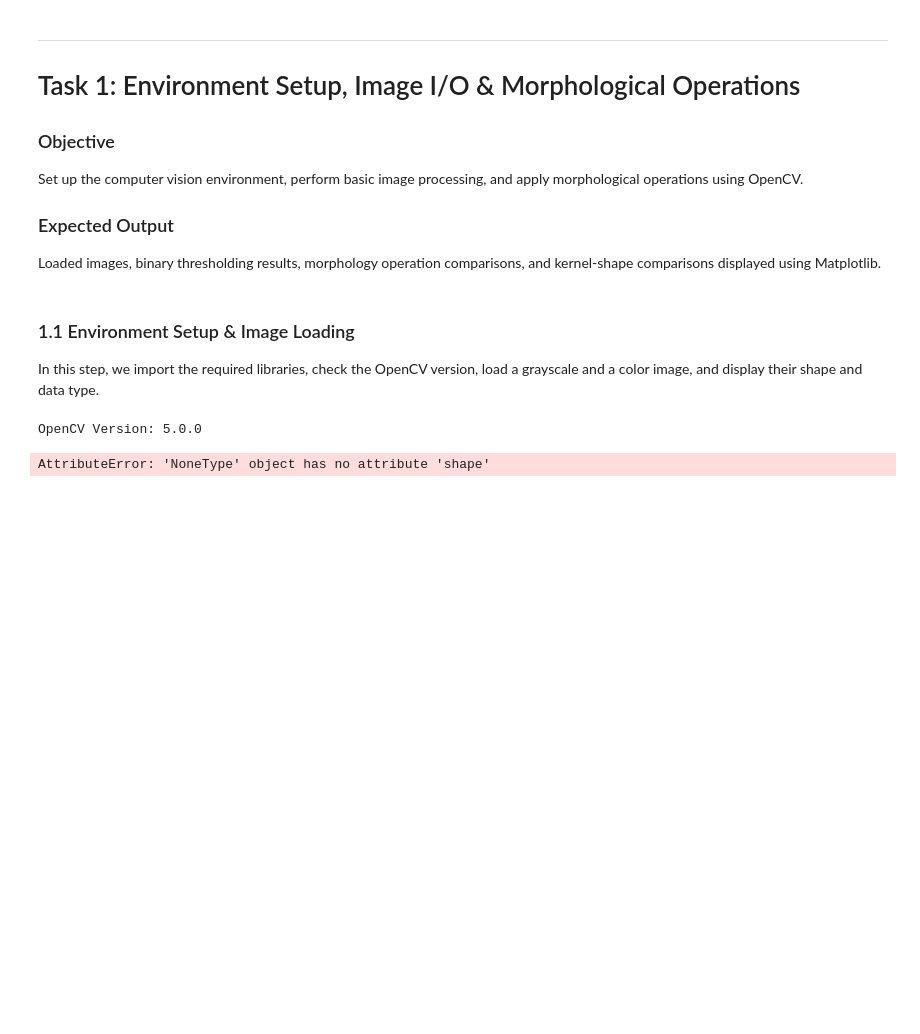
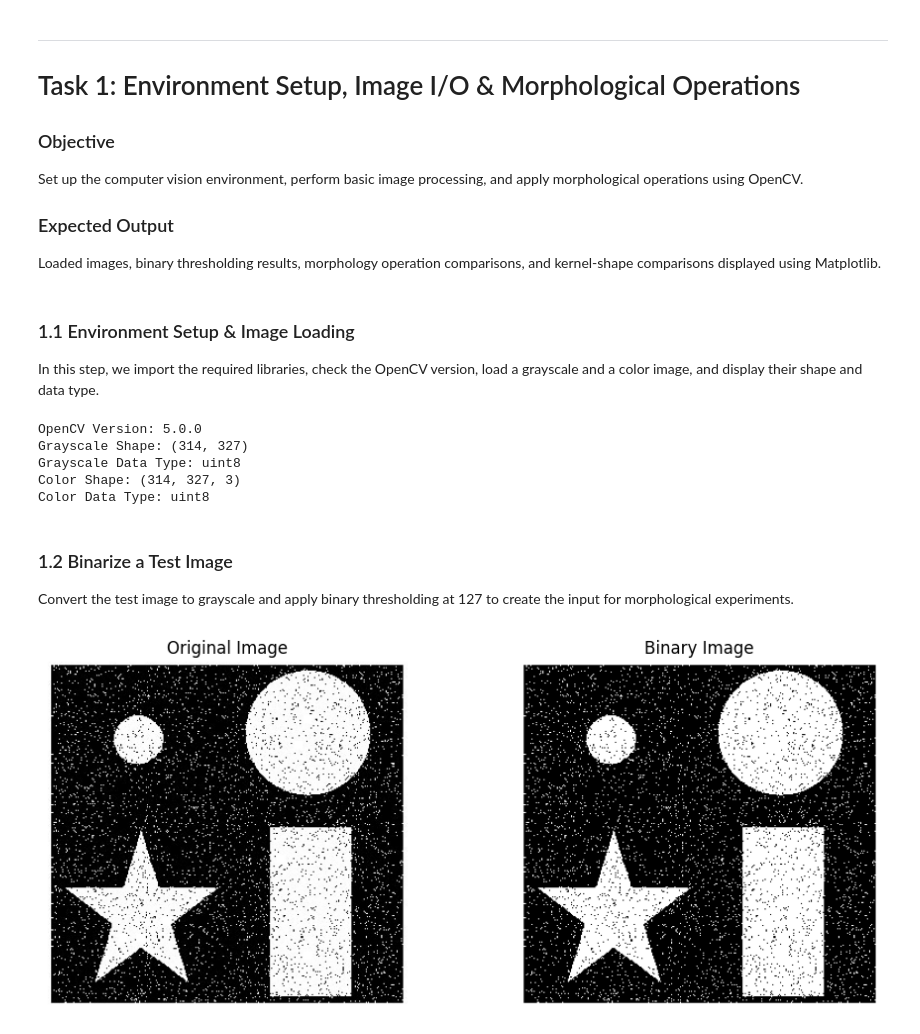
Before and after one commit to PareeSojitra0803/Computer_Vision_Pipeline_Deep_Learning, a Jupyter notebook: CV_PR3.ipynb, the cells around one changed output. Drawn from its saved outputs; the diff is of its cells as text; code cells hidden in the pictures; blank space fills up the shorter version.

```diff
--- a/CV_PR3.ipynb
+++ b/CV_PR3.ipynb
@@ -64,20 +64,16 @@ import cv2
 import numpy as np
 import matplotlib.pyplot as plt
 
-# Check OpenCV version
 print("OpenCV Version:", cv2.__version__)
 
-# Load images
-gray_image = cv2.imread("data/images/sample.jpg", cv2.IMREAD_GRAYSCALE)
-color_image = cv2.imread("data/images/sample.jpg", cv2.IMREAD_COLOR)
+gray_image = cv2.imread("data/images/morphology.jpg", cv2.IMREAD_GRAYSCALE)
+color_image = cv2.imread("data/images/morphology.jpg", cv2.IMREAD_COLOR)
 
-# Display image information
 print("Grayscale Shape:", gray_image.shape)
 print("Grayscale Data Type:", gray_image.dtype)
 
 print("Color Shape:", color_image.shape)
 print("Color Data Type:", color_image.dtype)
-
 
 # Helper function to display images
 def show(img, title="Image"):
@@ -90,4 +86,33 @@ def show(img, title="Image"):
     plt.show()
 # %% [output]
 OpenCV Version: 5.0.0
+Grayscale Shape: (314, 327)
+Grayscale Data Type: uint8
+Color Shape: (314, 327, 3)
+Color Data Type: uint8
-AttributeError: 'NoneType' object has no attribute 'shape'
+# %% [markdown]
+### 1.2 Binarize a Test Image
+
+Convert the test image to grayscale and apply binary thresholding at 127 to create the input for morphological experiments.
+# %%
+gray = cv2.cvtColor(color_image, cv2.COLOR_BGR2GRAY)
+
+_, binary = cv2.threshold(gray, 127, 255, cv2.THRESH_BINARY)
+
+# Display original and binary images
+plt.figure(figsize=(10, 4))
+
+plt.subplot(1, 2, 1)
+plt.imshow(cv2.cvtColor(color_image, cv2.COLOR_BGR2RGB))
+plt.title("Original Image")
+plt.axis("off")
+plt.subplot(1, 2, 2)
+plt.imshow(binary, cmap="gray")
+plt.title("Binary Image")
+plt.axis("off")
+
+plt.tight_layout()
+plt.savefig("plots/binary_threshold.png", dpi=300, bbox_inches="tight")
+plt.show()
+# %% [output]
+[figure, added]
```
Also changed, not shown: parts of 30 cells of this notebook, 16 other files.
